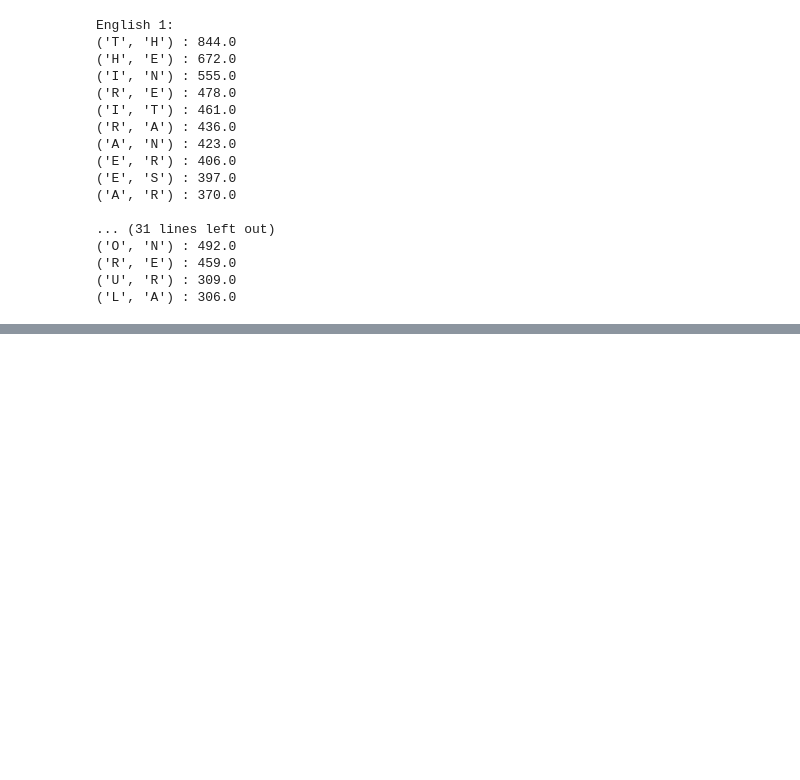
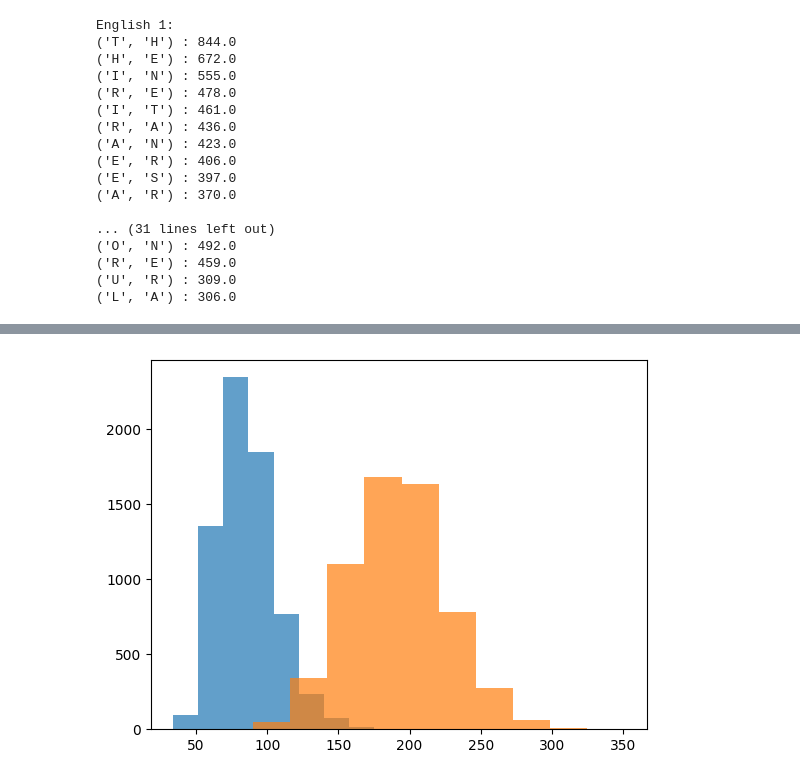
Before and after one commit to IconOfDreamers99/IIITH-AIML, a Jupyter notebook: My_notebook_of_Extracting_features_from_data_.ipynb, the cells around one changed output, grey strips where cells are left out. Saved outputs shown, nothing was run; the diff lists cells and outputs as text; code cells hidden in the pictures; blank space fills up the shorter version.

```diff
--- a/My_notebook_of_Extracting_features_from_data_.ipynb
+++ b/My_notebook_of_Extracting_features_from_data_.ipynb
@@ -198,0 +226,5 @@ English 1:
+# %%
+plt.hist(sum1, alpha=0.7);
+plt.hist(sum0, alpha=0.7);
+# %% [output]
+[figure, added]
```
Also changed, not shown: parts of 18 cells of this notebook.
